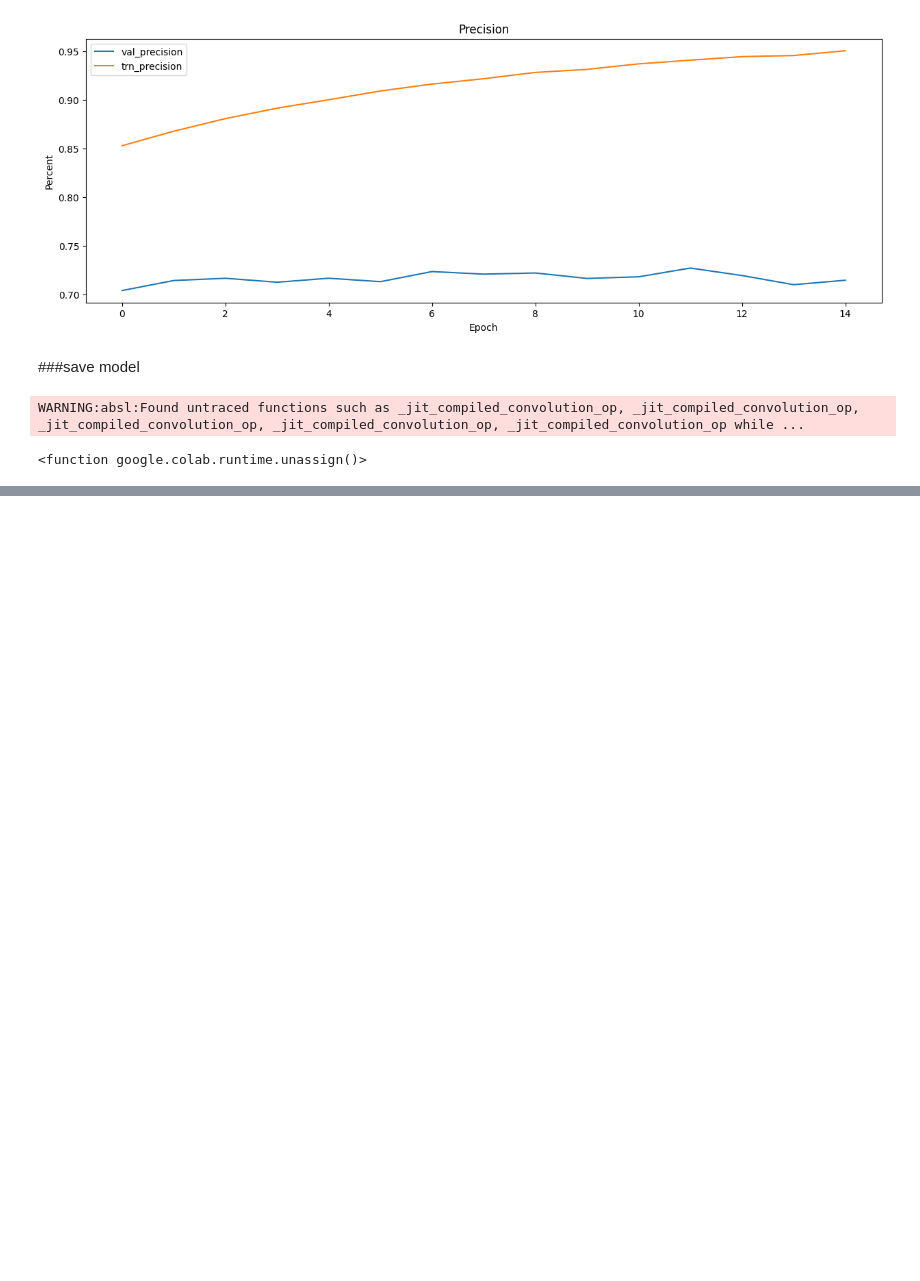
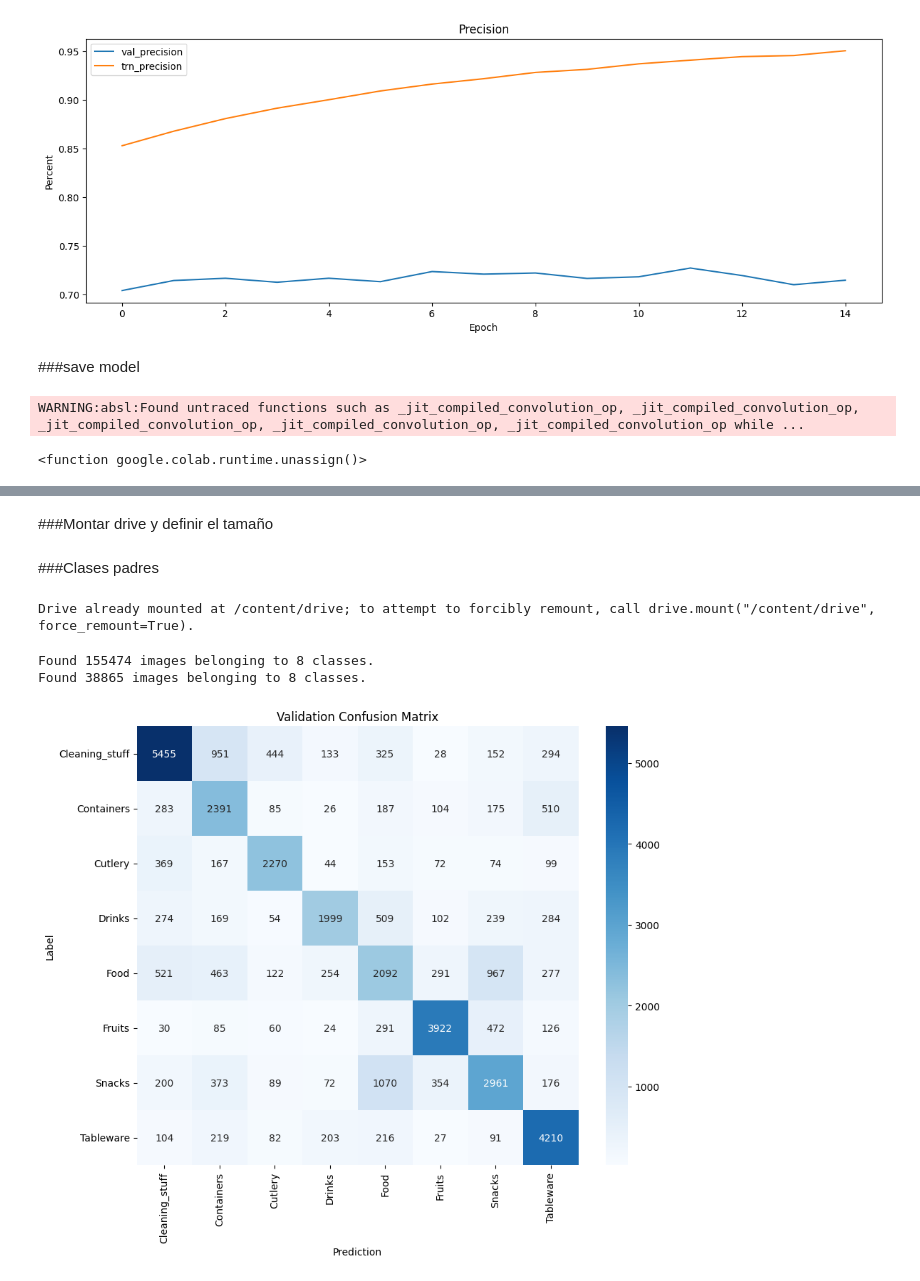
Before and after one commit to TheSmileXiao/TFG, a Jupyter notebook: Resnet50V2.ipynb, the cells around one changed output, grey strips where cells are left out. Saved outputs shown, nothing was run; the diff lists cells and outputs as text; code cells hidden in the pictures; blank space fills up the shorter version.

```diff
--- a/Resnet50V2.ipynb
+++ b/Resnet50V2.ipynb
@@ -516,0 +533,54 @@ runtime.unassign
+# %% [markdown]
+###Montar drive y definir el tamaño
+# %%
+drive.mount('/content/drive')
+BATCH_SIZE = 32
+IMG_SIZE = 224
+# %% [markdown]
+###Clases padres
+# %%
+ruta_archivo_zip = '/content/drive/MyDrive/Colab Notebooks/data_superclass.zip'
+ruta_destino = './'
+with zipfile.ZipFile(ruta_archivo_zip, 'r') as archivo_zip:
+    # Extraer el archivo deseado en la ruta de destino
+    archivo_zip.extractall(ruta_destino)
+# %% [output]
+Drive already mounted at /content/drive; to attempt to forcibly remount, call drive.mount("/content/drive", force_remount=True).
+# %%
+from keras.preprocessing.image import ImageDataGenerator
+
+data_path = './dataset_superclass'
+train_datagen = ImageDataGenerator(rescale=1.0 / 255,preprocessing_function=tf.keras.applications.efficientnet.preprocess_input, validation_split=0.2, horizontal_flip=True)
+train_batches = train_datagen.flow_from_directory(
+    data_path, target_size=(IMG_SIZE,IMG_SIZE), batch_size=BATCH_SIZE, shuffle = False, seed=42, subset='training')
+valid_batches = train_datagen.flow_from_directory(
+    data_path, target_size=(IMG_SIZE,IMG_SIZE), batch_size=BATCH_SIZE, shuffle = False,seed=42, subset='validation')
+# %% [output]
+Found 155474 images belonging to 8 classes.
+Found 38865 images belonging to 8 classes.
+# %%
+model = keras.models.load_model('/content/drive/MyDrive/Colab Notebooks/save_models/Resnet50V2_SuperClass_fineTuning')
+
+class_names = ['Cleaning_stuff', 'Containers', 'Cutlery', 'Drinks', 'Food', 'Fruits', 'Snacks', 'Tableware']
+
+# Obtener las predicciones del modelo en el conjunto de validación
+predictions = model.predict_generator(valid_batches)
+predicted_classes = np.argmax(predictions, axis=1)
+
+# Obtener las etiquetas reales del conjunto de validación
+true_classes = valid_batches.classes
+
+# Calcular la matriz de confusión
+confusion_mtx = confusion_matrix(true_classes, predicted_classes)
+
+# Plot the confusion matrix
+plt.figure(figsize=(10, 8))
+sns.heatmap(
+    confusion_mtx, xticklabels=class_names, yticklabels=class_names, annot=True, fmt="g", cmap='Blues'
+)
+plt.xlabel("Prediction")
+plt.ylabel("Label")
+plt.title("Validation Confusion Matrix")
+plt.show()
+# %% [output]
+[figure, added]
```
Also changed, not shown: parts of 10 cells of this notebook, 1 other file.
